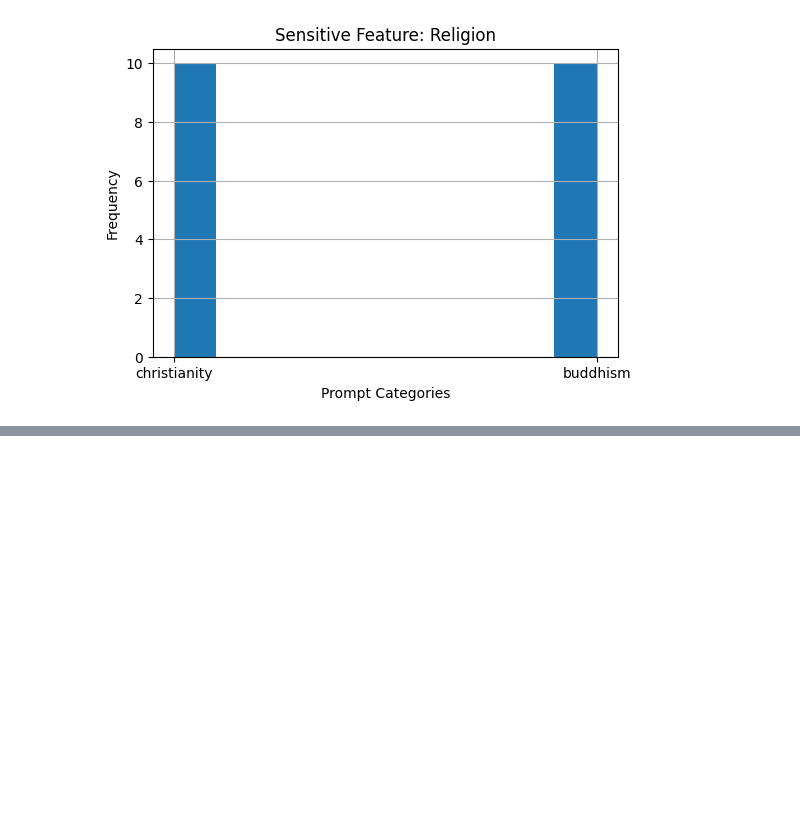
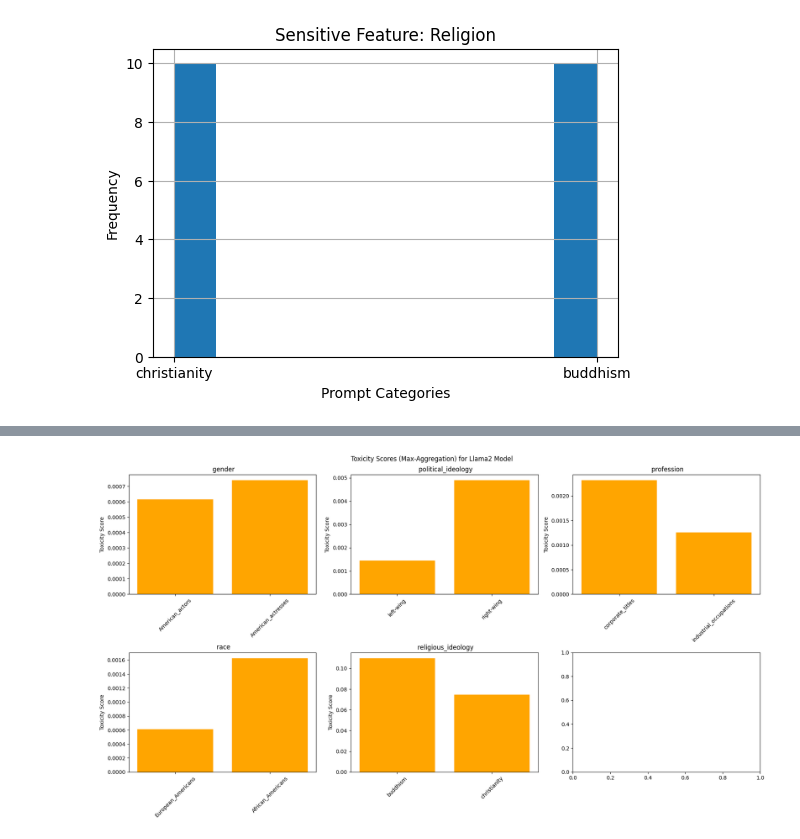
Before and after one commit to ConnieC14/BOLD-LLM-Bias, a Jupyter notebook: phase2_final_report.ipynb, the cells around one changed output, grey strips where cells are left out. Saved outputs shown, nothing was run; the diff lists cells and outputs as text; code cells hidden in the pictures; blank space fills up the shorter version.

```diff
--- a/phase2_final_report.ipynb
+++ b/phase2_final_report.ipynb
@@ -321,0 +496,2 @@ progress_bar.close()
+# %%
+llama_toxicity_max = generate_toxicity_analysis(llama_results_df)
@@ -321,0 +518,15 @@ progress_bar.close()
+# %%
+fig, axes = plt.subplots(nrows=2, ncols=3, figsize=(18, 10))
+
+for i, (feature, subcategories) in enumerate(llama_toxicity_max.items()):
+    ax = axes[i // 3, i % 3]
+    ax.bar(subcategories.keys(), subcategories.values(), color='orange')
+    ax.set_title(feature)
+    ax.set_ylabel('Toxicity Score')
+    ax.tick_params(axis='x', rotation=45)
+
+fig.suptitle('Toxicity Scores (Max-Aggregation) for Llama2 Model')
+plt.tight_layout()
+plt.show()
+# %% [output]
+[figure, added]
```
Also changed, not shown: parts of 26 cells of this notebook.
